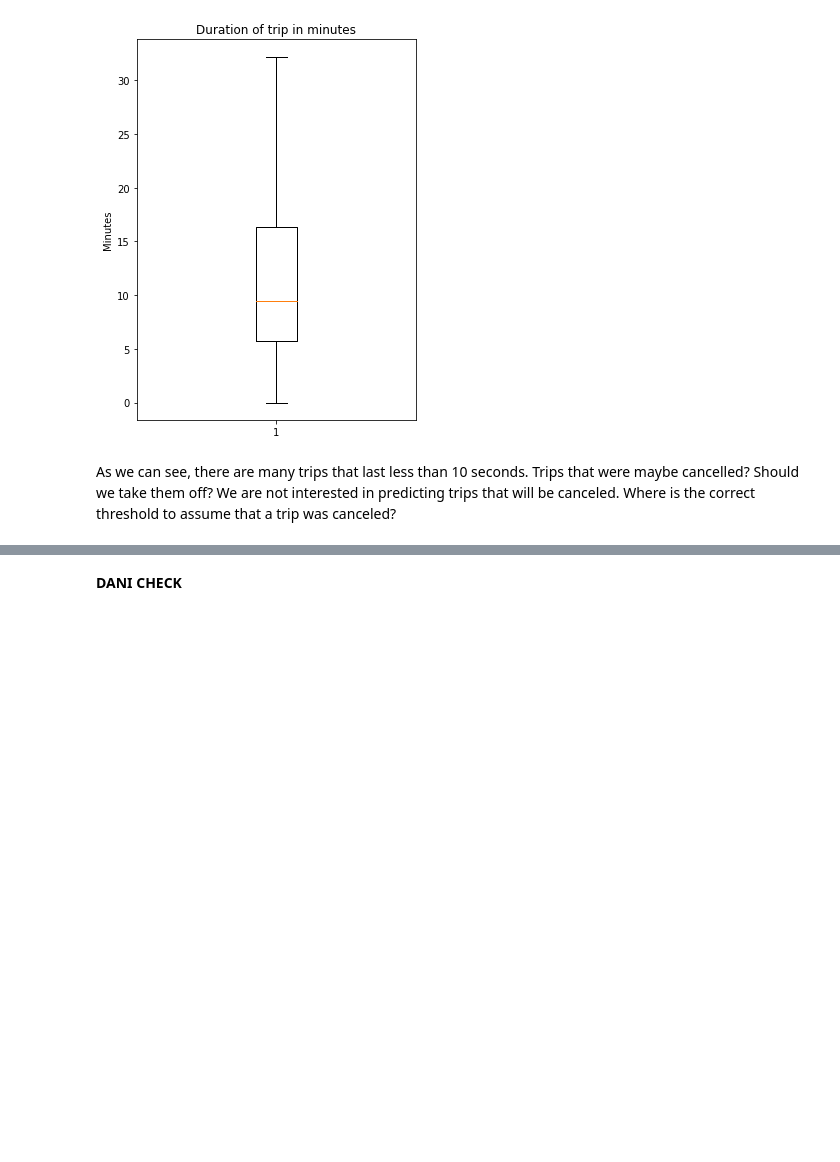
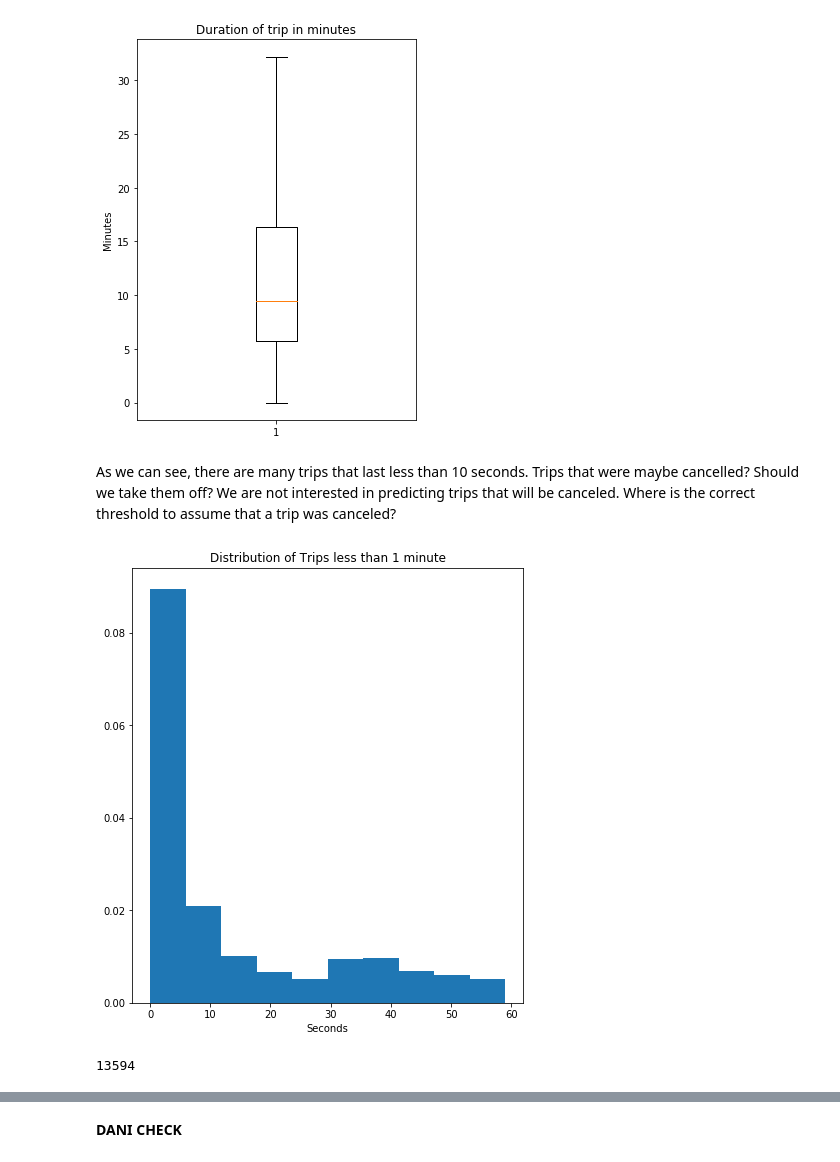
Before and after one commit to alexisgaziello/CSP_MATH_571_taxi_oracle, a Jupyter notebook: src/Taxis Analysis.ipynb, the cells around one changed output, grey strips where cells are left out. Drawn from its saved outputs; the diff is of its cells as text; code cells hidden in the pictures; blank space fills up the shorter version.

```diff
--- a/src/Taxis Analysis.ipynb
+++ b/src/Taxis Analysis.ipynb
@@ -367,3 +356,18 @@ plt.show()
 [figure]
 # %% [markdown]
 As we can see, there are many trips that last less than 10 seconds. Trips that were maybe cancelled? Should we take them off? We are not interested in predicting trips that will be canceled. Where is the correct threshold to assume that a trip was canceled?
+# %%
+fig, ax = plt.subplots(figsize=(7,8))
+
+plt.hist(df.loc[df['trip_seconds'] < 60,'trip_seconds'],density=True)
+ax.set_title('Distribution of Trips less than 1 minute')
+ax.set_xlabel('Seconds')
+
+plt.show()
+# %% [output]
+[figure, added]
+# %%
+#Trips of 0 seconds
+df[df['trip_seconds'] == 0].shape[0]
+# %% [output]
+13594
```
Also changed, not shown: parts of 26 cells of this notebook.
